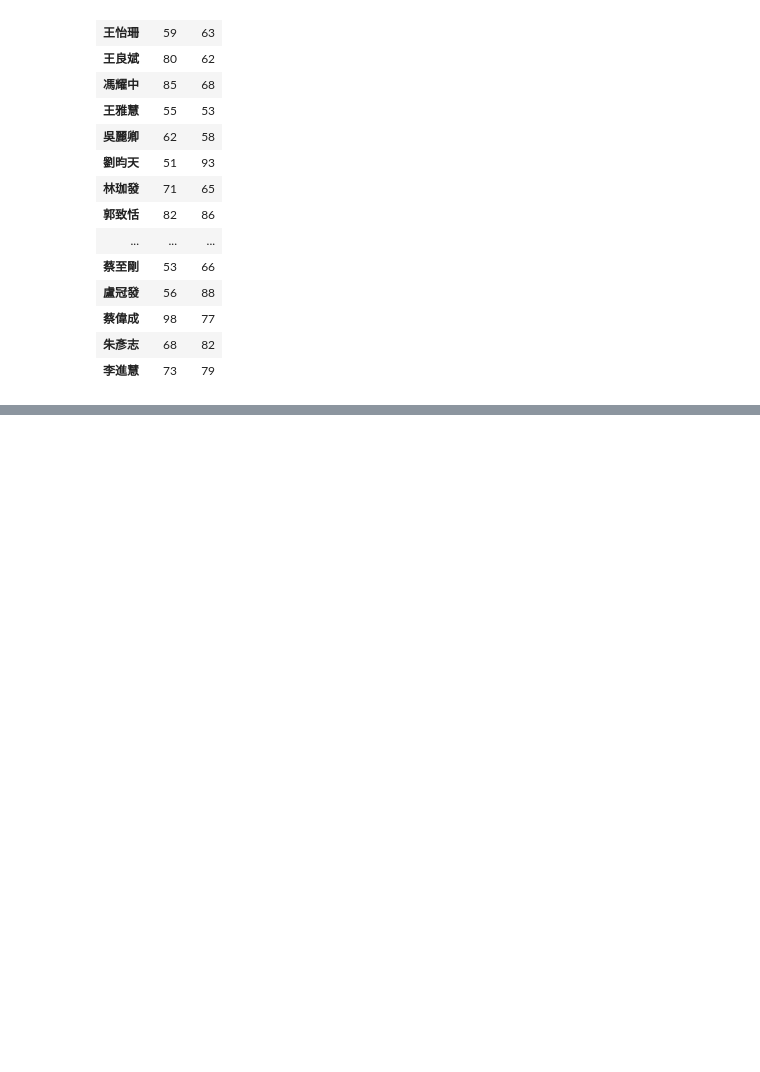
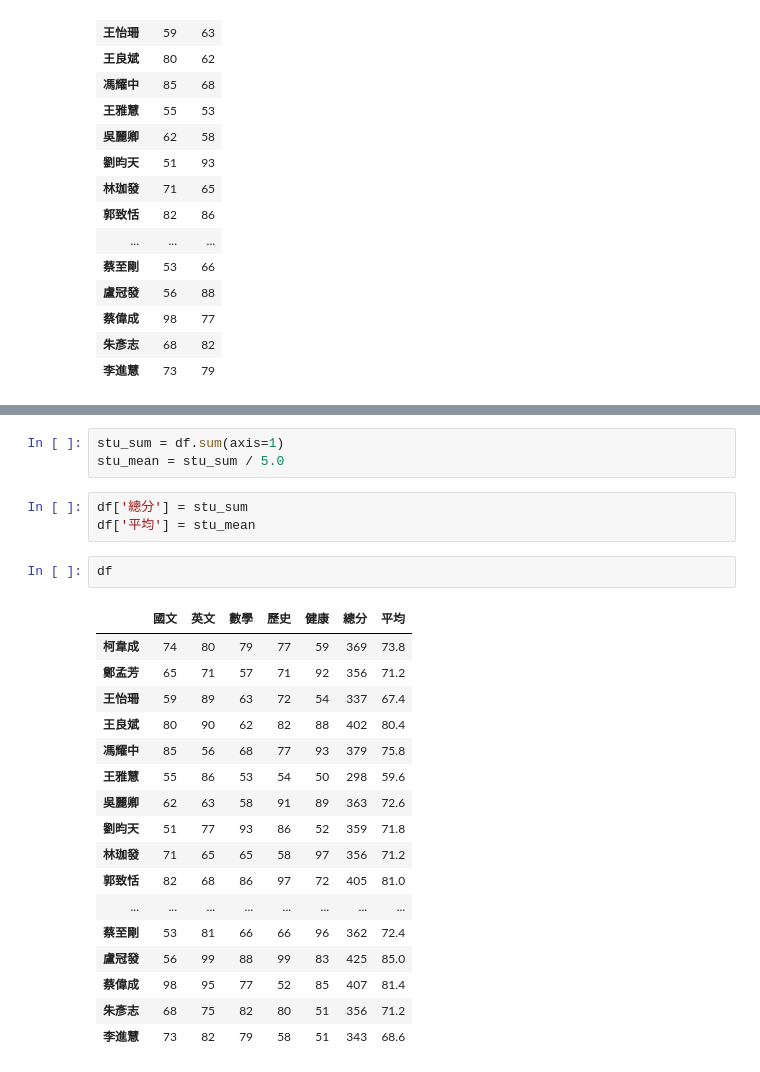
Before and after one commit to MokoJiang/python_analysis, a Jupyter notebook: lesson5_4.ipynb, the cells around one changed output, grey strips where cells are left out. Drawn from its saved outputs; the diff is of its cells as text; blank space fills up the shorter version.

```diff
--- a/lesson5_4.ipynb
+++ b/lesson5_4.ipynb
@@ -48,0 +141,26 @@ df[['國文','數學']]
+# %%
+stu_sum = df.sum(axis=1)
+stu_mean = stu_sum / 5.0
+# %%
+df['總分'] = stu_sum
+df['平均'] = stu_mean
+# %%
+df
+# %% [output]
+|  | 國文 | 英文 | 數學 | 歷史 | 健康 | 總分 | 平均 |
+| 柯韋成 | 74 | 80 | 79 | 77 | 59 | 369 | 73.8 |
+| 鄭孟芳 | 65 | 71 | 57 | 71 | 92 | 356 | 71.2 |
+| 王怡珊 | 59 | 89 | 63 | 72 | 54 | 337 | 67.4 |
+| 王良斌 | 80 | 90 | 62 | 82 | 88 | 402 | 80.4 |
+| 馮耀中 | 85 | 56 | 68 | 77 | 93 | 379 | 75.8 |
+| 王雅慧 | 55 | 86 | 53 | 54 | 50 | 298 | 59.6 |
+| 吳麗卿 | 62 | 63 | 58 | 91 | 89 | 363 | 72.6 |
+| 劉昀天 | 51 | 77 | 93 | 86 | 52 | 359 | 71.8 |
+| 林珈發 | 71 | 65 | 65 | 58 | 97 | 356 | 71.2 |
+| 郭致恬 | 82 | 68 | 86 | 97 | 72 | 405 | 81.0 |
+| ... | ... | ... | ... | ... | ... | ... | ... |
+| 蔡至剛 | 53 | 81 | 66 | 66 | 96 | 362 | 72.4 |
+| 盧冠發 | 56 | 99 | 88 | 99 | 83 | 425 | 85.0 |
+| 蔡偉成 | 98 | 95 | 77 | 52 | 85 | 407 | 81.4 |
+| 朱彥志 | 68 | 75 | 82 | 80 | 51 | 356 | 71.2 |
+| 李進慧 | 73 | 82 | 79 | 58 | 51 | 343 | 68.6 |
```
Also changed, not shown: parts of 7 cells of this notebook, 2 other files.
